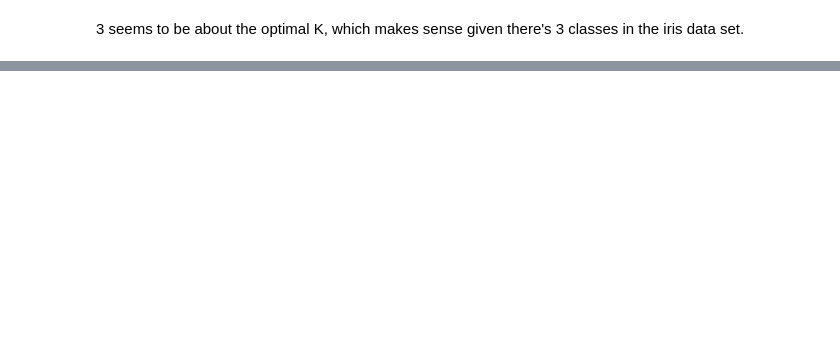
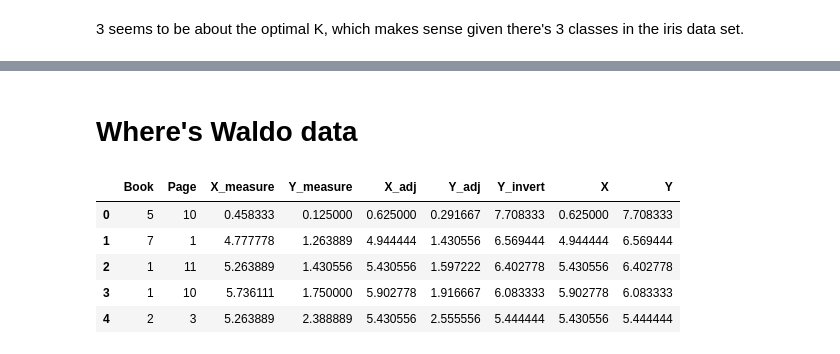
Before and after one commit to rhiever/big-data-hw, a Jupyter notebook: K-means clustering.ipynb, the cells around one changed output, grey strips where cells are left out. Cells and saved outputs as stored; diff of their text form; code cells hidden in the pictures; blank space fills up the shorter version.

```diff
--- a/K-means clustering.ipynb
+++ b/K-means clustering.ipynb
@@ -176,0 +175,18 @@ plt.ylabel("SSE")
+# %% [markdown]
+# Where's Waldo data
+# %%
+%matplotlib inline
+import matplotlib.pyplot as plt
+import numpy as np
+import pandas as pd
+import seaborn as sb
+
+wheres_waldo_locations = pd.read_csv("wheres-waldo-locations.csv")
+wheres_waldo_locations.head(5)
+# %% [output]
+|  | Book | Page | X_measure | Y_measure | X_adj | Y_adj | Y_invert | X | Y |
+| 0 | 5 | 10 | 0.458333 | 0.125000 | 0.625000 | 0.291667 | 7.708333 | 0.625000 | 7.708333 |
+| 1 | 7 | 1 | 4.777778 | 1.263889 | 4.944444 | 1.430556 | 6.569444 | 4.944444 | 6.569444 |
+| 2 | 1 | 11 | 5.263889 | 1.430556 | 5.430556 | 1.597222 | 6.402778 | 5.430556 | 6.402778 |
+| 3 | 1 | 10 | 5.736111 | 1.750000 | 5.902778 | 1.916667 | 6.083333 | 5.902778 | 6.083333 |
+| 4 | 2 | 3 | 5.263889 | 2.388889 | 5.430556 | 2.555556 | 5.444444 | 5.430556 | 5.444444 |
```
Also changed, not shown: parts of 6 cells of this notebook, 2 other files.
